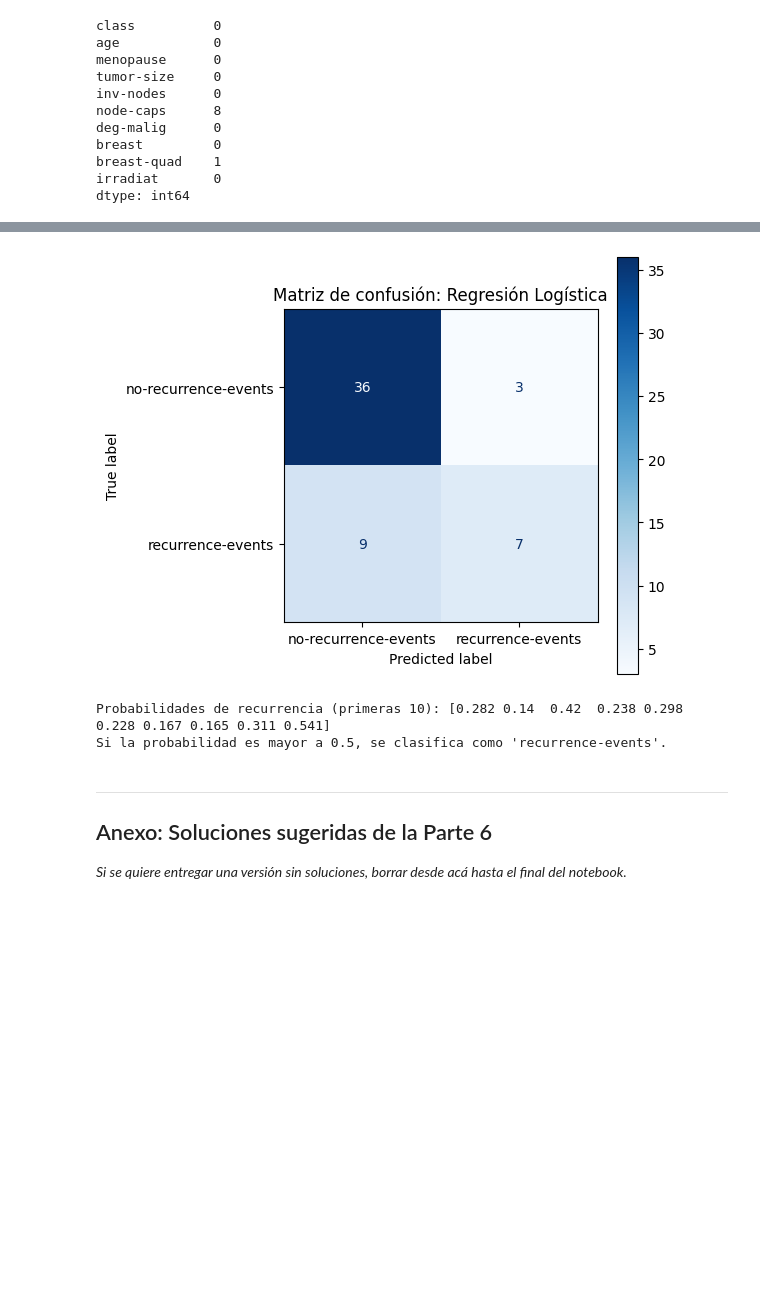
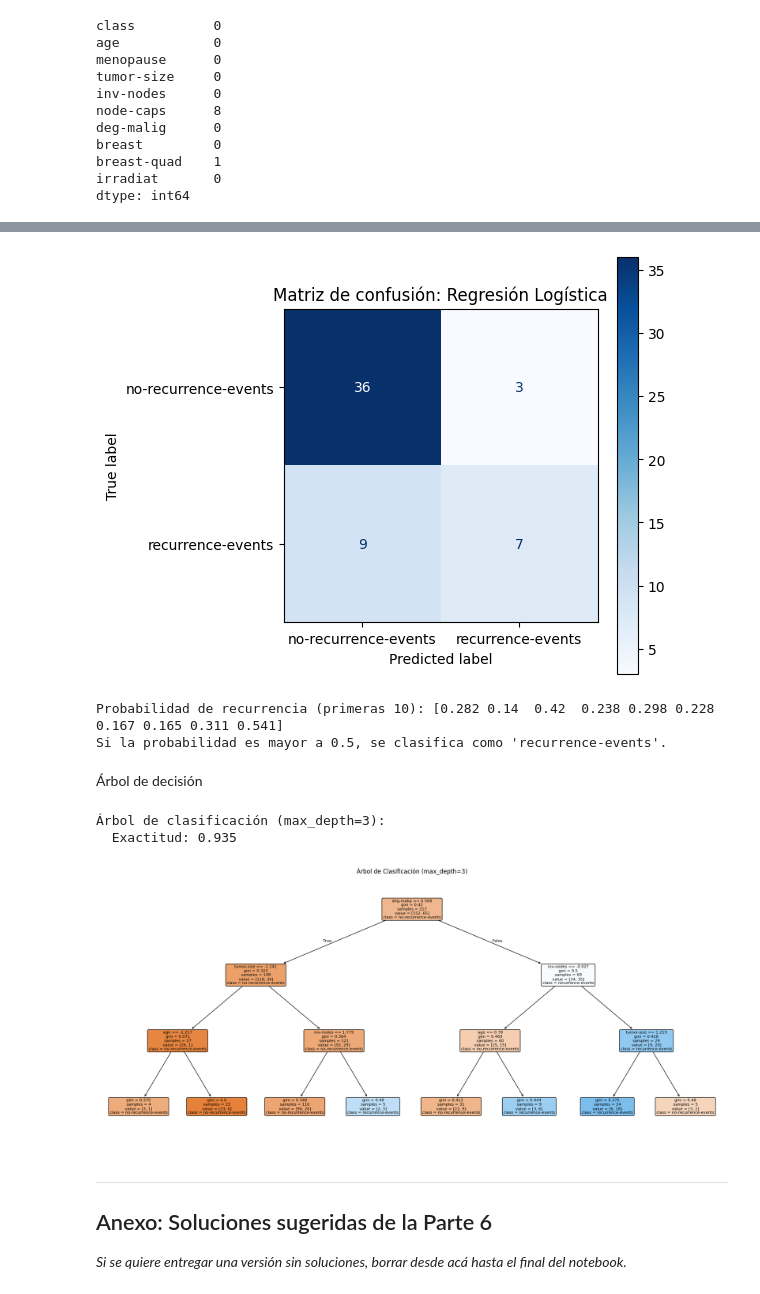
Before and after one commit to EmiiFernandez/actividades_data_sciente_ypf, a Jupyter notebook: notebook/C12_Notebook-16.ipynb, the cells around one changed output, grey strips where cells are left out. Saved outputs shown, nothing was run; the diff lists cells and outputs as text; code cells hidden in the pictures; blank space fills up the shorter version.

```diff
--- a/notebook/C12_Notebook-16.ipynb
+++ b/notebook/C12_Notebook-16.ipynb
@@ -761,29 +714,28 @@ print(X_cancer_train.isna().sum().sum(), X_cancer_test.isna().sum().sum())   # 0
 # %%
+# Convertir las variables a números
+
 # Ordinales: rangos con orden real
 ordinales = ["age", "tumor-size", "inv-nodes", "deg-malig"]
 categorias = [
-    sorted(X_cancer[col].dropna().unique(), key=lambda v: int(str(v).split("-")[0]))
+    sorted(X_cancer[col].unique(), key=lambda v: int(str(v).split("-")[0]))
     for col in ordinales
 ]
-for col, cats in zip(ordinales, categorias):
-    print(f"{col}: {list(cats)}")                # para revisar el orden
-
 enc = OrdinalEncoder(categories=categorias)
 X_cancer_train[ordinales] = enc.fit_transform(X_cancer_train[ordinales])
 X_cancer_test[ordinales] = enc.transform(X_cancer_test[ordinales])
 
-# Binarias: 0/1 directo
+# Binarias: 0/1
 binarias = {"node-caps": "yes", "breast": "right", "irradiat": "yes"}
 for col, positivo in binarias.items():
     X_cancer_train[col] = (X_cancer_train[col] == positivo).astype(int)
     X_cancer_test[col] = (X_cancer_test[col] == positivo).astype(int)
 
-# nominales sin orden -> one-hot
+# Nominales (sin orden): one-hot
 nominales = ["menopause", "breast-quad"]
 X_cancer_train = pd.get_dummies(X_cancer_train, columns=nominales, drop_first=True, dtype=int)
 X_cancer_test = pd.get_dummies(X_cancer_test, columns=nominales, drop_first=True, dtype=int)
 X_cancer_test = X_cancer_test.reindex(columns=X_cancer_train.columns, fill_value=0)
 
 features_cancer = X_cancer_train.columns.tolist()
-print(features_cancer)
+print(f"{len(features_cancer)} variables:", features_cancer)
 # %% [output]
@@ -805,17 +766,7 @@ X_cancer_test_scaled = pd.DataFrame(
 # %%
-nombres_clases = ["no-recurrence-events", "recurrence-events"]   # clase 0, clase 1
-
-dummy_cancer = DummyClassifier(strategy="most_frequent")
-dummy_cancer.fit(X_cancer_train_scaled, y_cancer_train)
-acc_dummy = accuracy_score(y_cancer_test, dummy_cancer.predict(X_cancer_test_scaled))
-
-log_reg = LogisticRegression(max_iter=1000, random_state=42)
-log_reg.fit(X_cancer_train_scaled, y_cancer_train)
-y_cancer_pred_log = log_reg.predict(X_cancer_test_scaled)
-acc_log = accuracy_score(y_cancer_test, y_cancer_pred_log)
-
-print(f"Piso (clase mayoritaria): {acc_dummy:.1%}")
-print(f"Regresión logística:      {acc_log:.1%}")
-print(f"Diferencia:               {acc_log - acc_dummy:+.1%}\n")
+nombres_clases = le_status.classes_
+print(f"Piso (siempre 'no recurre'): {acc_dummy:.1%}")
+print(f"Regresión logística:         {acc_log:.1%}")
+print(f"Diferencia:                  {acc_log - acc_dummy:+.1%}\n")
 print(classification_report(y_cancer_test, y_cancer_pred_log, target_names=nombres_clases))
 # %% [output]
@@ -842,13 +793,36 @@ plt.tight_layout()
 plt.show()
 
 y_cancer_proba = log_reg.predict_proba(X_cancer_test_scaled)[:, 1]
-print("Probabilidades de recurrencia (primeras 10):", np.round(y_cancer_proba[:10], 3))
-# CORRECCIÓN: la columna 1 es la probabilidad de la clase 1
+print("Probabilidad de recurrencia (primeras 10):", np.round(y_cancer_proba[:10], 3))
 print("Si la probabilidad es mayor a 0.5, se clasifica como 'recurrence-events'.")
 # %% [output]
 [figure]
-Probabilidades de recurrencia (primeras 10): [0.282 0.14  0.42  0.238 0.298 0.228 0.167 0.165 0.311 0.541]
+Probabilidad de recurrencia (primeras 10): [0.282 0.14  0.42  0.238 0.298 0.228 0.167 0.165 0.311 0.541]
 Si la probabilidad es mayor a 0.5, se clasifica como 'recurrence-events'.
+# %% [markdown]
+Árbol de decisión
+# %%
+# --- Árbol para CLASIFICACIÓN ---
+tree_cm = DecisionTreeClassifier(max_depth=3, random_state=42)
+tree_cm.fit(X_cancer_train_scaled, y_cancer_train)
+y_pred_tree_cm = tree_cm.predict(X_cancer_test_scaled)
+# %%
+acc_tree_cm = accuracy_score(y_cancer_test, y_pred_tree_cm)
+print(f"Árbol de clasificación (max_depth=3):")
+print(f"  Exactitud: {acc_tree:.3f}")
+# %% [output]
+Árbol de clasificación (max_depth=3):
+  Exactitud: 0.935
+# %%
+# Visualización del árbol
+fig, ax = plt.subplots(figsize=(18, 8))
+plot_tree(tree_cm, feature_names=features_cancer, class_names=nombres_clases,
+          filled=True, rounded=True, ax=ax, fontsize=8)
+ax.set_title('Árbol de Clasificación (max_depth=3)')
+plt.tight_layout()
+plt.show()
+# %% [output]
+[figure, added]
 # %% [markdown]
 ---
 
```
Also changed, not shown: parts of 23 cells of this notebook.
